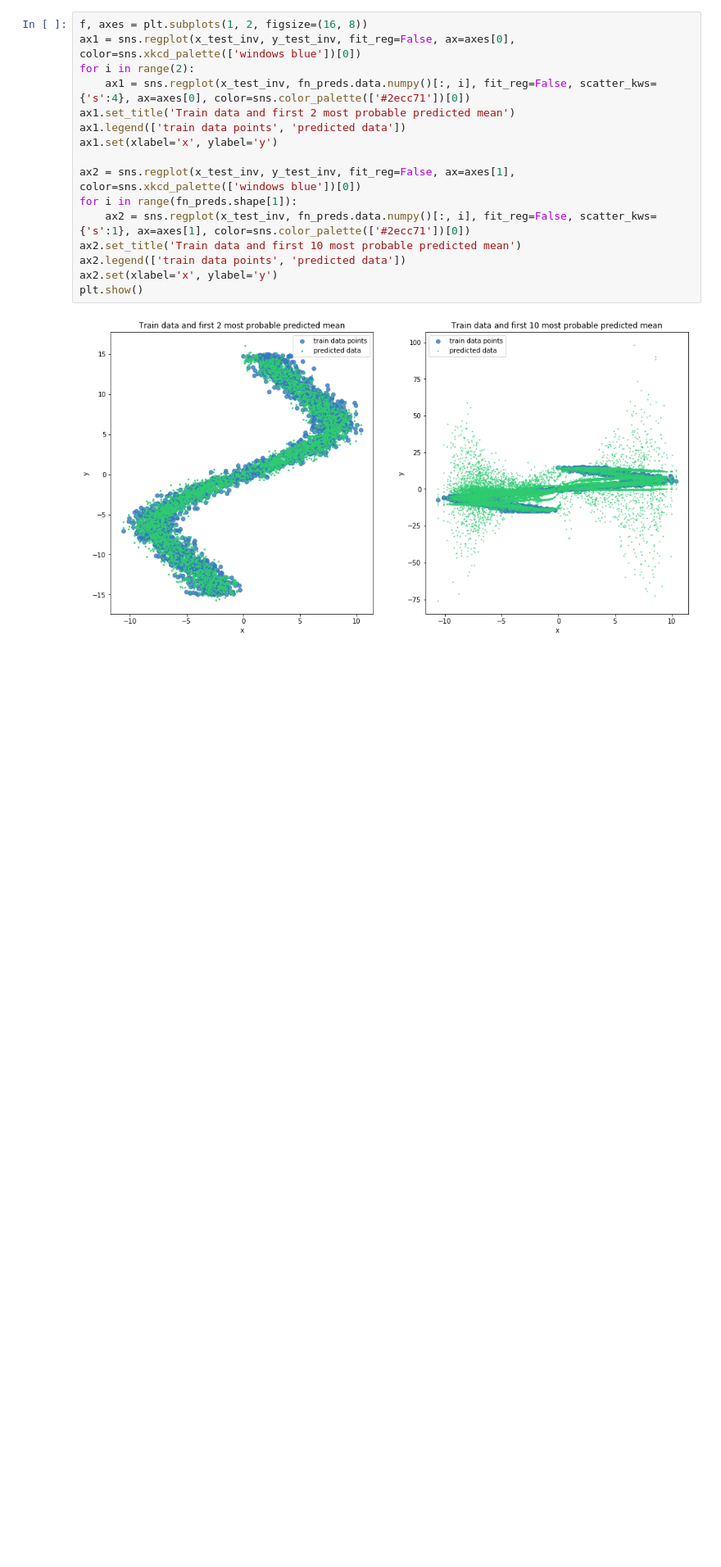
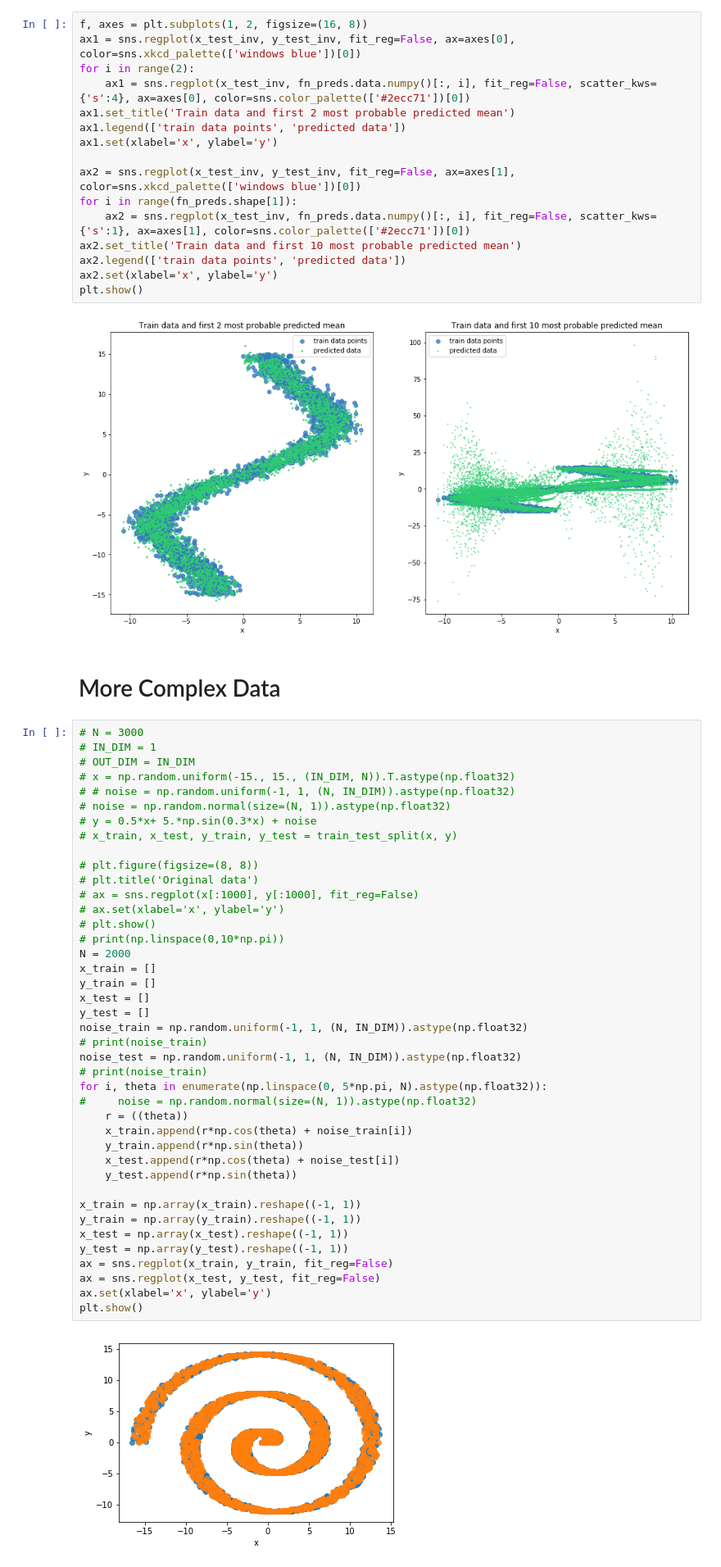
Before and after one commit to moonl1ght/MDN, a Jupyter notebook: MDN.ipynb, the cells around one changed output. Shown at 82% size. Saved outputs shown, nothing was run; the diff lists cells and outputs as text; blank space fills up the shorter version.

```diff
--- a/MDN.ipynb
+++ b/MDN.ipynb
@@ -394,3 +394,48 @@ ax2.set(xlabel='x', ylabel='y')
 plt.show()
 # %% [output]
 [figure]
+# %% [markdown]
+<h1>More Complex Data</h1>
+# %%
+# N = 3000
+# IN_DIM = 1
+# OUT_DIM = IN_DIM
+# x = np.random.uniform(-15., 15., (IN_DIM, N)).T.astype(np.float32)
+# # noise = np.random.uniform(-1, 1, (N, IN_DIM)).astype(np.float32)
+# noise = np.random.normal(size=(N, 1)).astype(np.float32)
+# y = 0.5*x+ 5.*np.sin(0.3*x) + noise
+# x_train, x_test, y_train, y_test = train_test_split(x, y)
+
+# plt.figure(figsize=(8, 8))
+# plt.title('Original data')
+# ax = sns.regplot(x[:1000], y[:1000], fit_reg=False)
+# ax.set(xlabel='x', ylabel='y')
+# plt.show()
+# print(np.linspace(0,10*np.pi))
+N = 2000
+x_train = []
+y_train = []
+x_test = []
+y_test = []
+noise_train = np.random.uniform(-1, 1, (N, IN_DIM)).astype(np.float32)
+# print(noise_train)
+noise_test = np.random.uniform(-1, 1, (N, IN_DIM)).astype(np.float32)
+# print(noise_train)
+for i, theta in enumerate(np.linspace(0, 5*np.pi, N).astype(np.float32)):
+#     noise = np.random.normal(size=(N, 1)).astype(np.float32)
+    r = ((theta))
+    x_train.append(r*np.cos(theta) + noise_train[i])
+    y_train.append(r*np.sin(theta))
+    x_test.append(r*np.cos(theta) + noise_test[i])
+    y_test.append(r*np.sin(theta))
+
+x_train = np.array(x_train).reshape((-1, 1))
+y_train = np.array(y_train).reshape((-1, 1))
+x_test = np.array(x_test).reshape((-1, 1))
+y_test = np.array(y_test).reshape((-1, 1))
+ax = sns.regplot(x_train, y_train, fit_reg=False)
+ax = sns.regplot(x_test, y_test, fit_reg=False)
+ax.set(xlabel='x', ylabel='y')
+plt.show()
+# %% [output]
+[figure, added]
```
Also changed, not shown: parts of 15 cells of this notebook.
